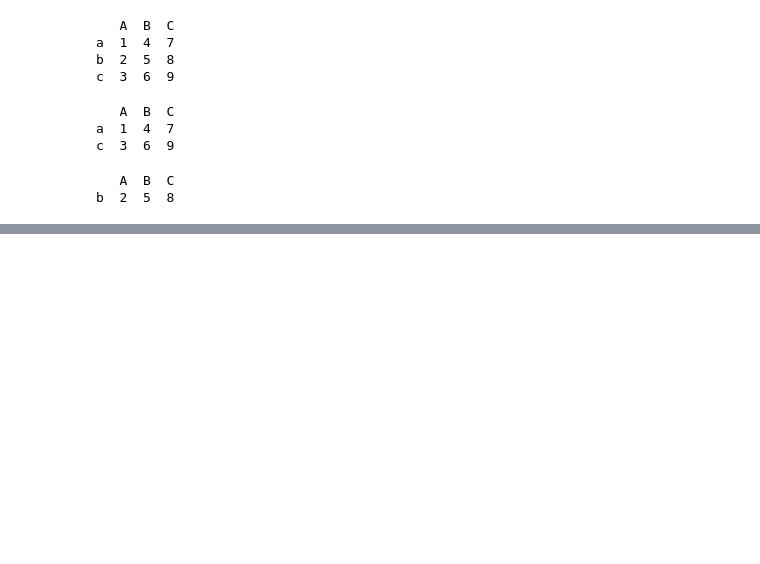
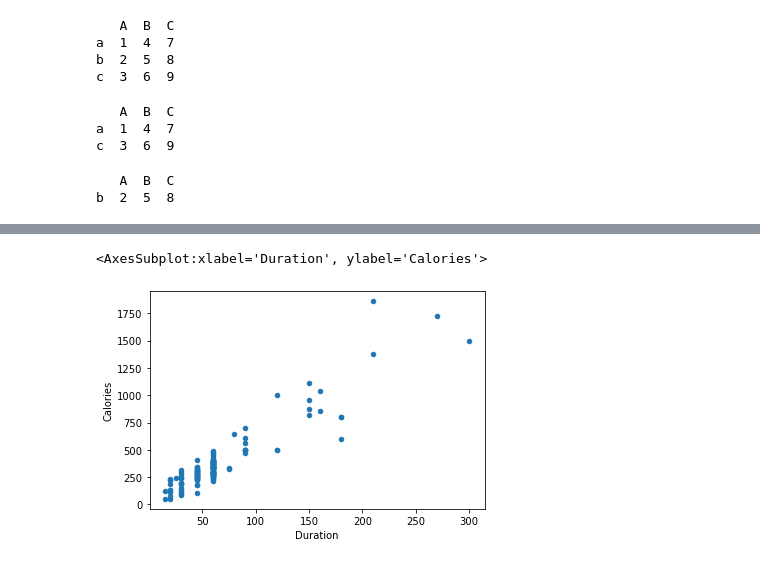
Before and after one commit to Rahulktalwar/Python-Programmes, a Jupyter notebook: Automation Testing PANDAS.ipynb, the cells around one changed output, grey strips where cells are left out. Saved outputs shown, nothing was run; the diff lists cells and outputs as text; code cells hidden in the pictures; blank space fills up the shorter version.

```diff
--- a/Automation Testing PANDAS.ipynb
+++ b/Automation Testing PANDAS.ipynb
@@ -703,0 +800,5 @@ AttributeError: 'NoneType' object has no attribute 'iloc'
+# %%
+df.plot(kind='scatter', x='Duration' ,y='Calories')
+# %% [output]
+<AxesSubplot:xlabel='Duration', ylabel='Calories'>
+[figure, added]
```
Also changed, not shown: parts of 49 cells of this notebook.
